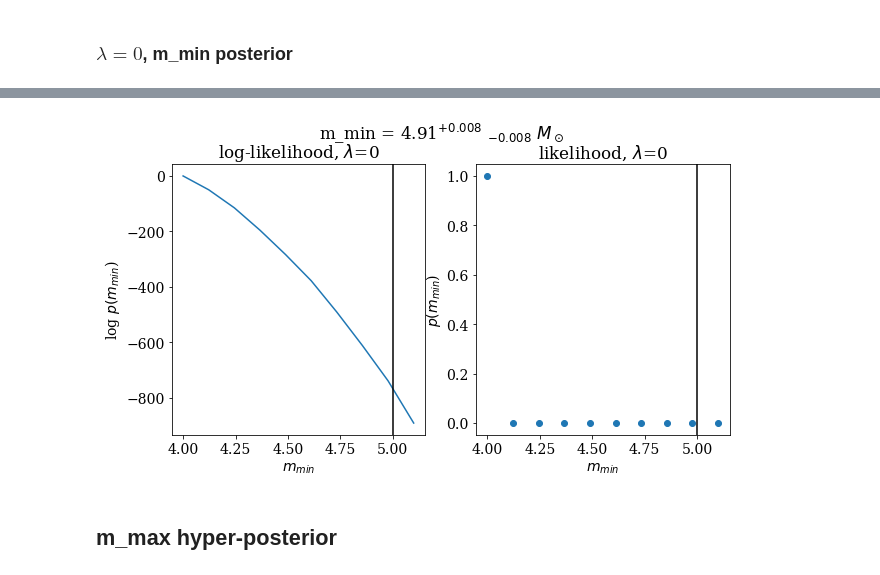
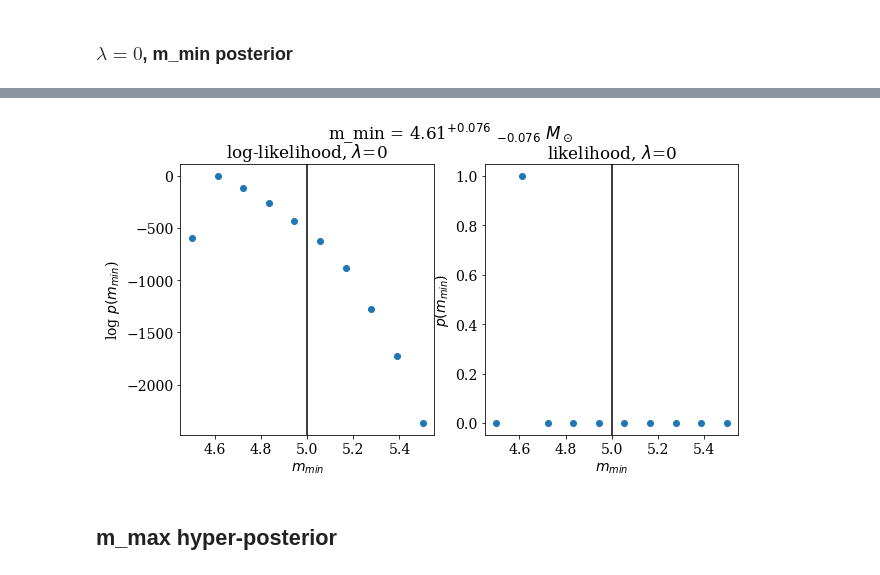
Before and after one commit to veome22/hybrid_waveforms, a Jupyter notebook: powerlaw_population_inference.ipynb, the cells around one changed output, grey strips where cells are left out. Saved outputs shown, nothing was run; the diff lists cells and outputs as text; code cells hidden in the pictures.

```diff
--- a/powerlaw_population_inference.ipynb
+++ b/powerlaw_population_inference.ipynb
@@ -1192,15 +1226,15 @@ def log_likelihood_mmin_2D(m1_mu_events, m2_mu_events, covariances, \
         prior_m1 = power(m1_int_range, alpha, m1_low, m1_max_pow)
         prior_m1 = prior_m1 / integrate.trapezoid(prior_m1, m1_int_range)
 
-        for j in range(n_m1_int):
-            m2_int_range = np.linspace(m1_min_int, m1_int_range[j], n_m2_int)
-            priors_m2 = power(m2_int_range, beta, m1_low, m1_int_range[j])
-            norm_p2 = integrate.trapezoid(priors_m2)
+        for j, m1 in enumerate(m1_int_range):
+            m2_int_range = np.linspace(m1_min_int, m1, n_m2_int)
+            priors_m2 = power(m2_int_range, beta, m1_low, m1)
+            norm_p2 = integrate.trapezoid(priors_m2, m2_int_range)
             if norm_p2 != 0:
                 priors_m2 = priors_m2/norm_p2
 
             for i in range(Nt):
-                posteriors_m2 = bivariate_normal_dist(m1_int_range[j], m2_int_range, m1_mu_events[i], m2_mu_events[i], covariances[i])
+                posteriors_m2 = bivariate_normal_dist(m1, m2_int_range, m1_mu_events[i], m2_mu_events[i], covariances[i])
                 integrand_m2[i,j] = integrate.trapezoid(priors_m2 * posteriors_m2, m2_int_range)
 
         integrands = prior_m1*integrand_m2
@@ -1255,15 +1289,15 @@ def log_likelihood_mmin_2D(m1_mu_events, m2_mu_events, covariances, \
 # %% [markdown]
 ### $\lambda=0$, m_min posterior
 # %%
-m1_low_min = 4.0
-m1_low_max = 5.10
+m1_low_min = 4.5
+m1_low_max = 5.5
 n_m1_low = 10
 
 m1_low_range_lam_0 = np.linspace(m1_low_min, m1_low_max, n_m1_low)
 # fname_mmin_lam_0 = f"{likelihood_dir}/N_{len(m1_mu_sampled)}_mmin_{m1_low_min:.2f}_{m1_low_max:.2f}_n_{n_m1_low:.0f}_log_likelihoods_lam_0"
 # %%
 # set the required data (takes ~ 1 min for 1000 events)
-m1_mu_detections, m2_mu_detections,  m1_variance, m2_variance, m1_m2_covariance = sample_m1_m2_events(df_mc[:200], df_eta[:200], injected=False)
+m1_mu_detections, m2_mu_detections,  m1_variance, m2_variance, m1_m2_covariance = sample_m1_m2_events(df_mc[:400], df_eta[:400], injected=False)
 covariances = np.zeros((len(m1_mu_detections), 2,2))
 
 for i in range(len(m1_mu_detections)):
@@ -1272,7 +1306,7 @@ for i in range(len(m1_mu_detections)):
 log_p_mmin_lam_0, m1_low_range_lam_0 = log_likelihood_mmin_2D(m1_mu_detections, m2_mu_detections, covariances, \
     alpha=alpha_inj, beta=beta_inj,\
     m1_low_min=m1_low_min, m1_low_max=m1_low_max, n_m1_low=n_m1_low,\
-    m1_min_int=m1_low_min, m1_max_int=40., n_m1_int=1000, n_m2_int=1000, \
+    m1_min_int=2.0, m1_max_int=40., n_m1_int=1000, n_m2_int=500, \
     m1_max_pow=mmax_inj, \
     Ns=len(m1_mu_detections), Nt=len(m1_mu_detections))
 
@@ -1289,26 +1324,26 @@ ValueError: x and y arrays must have at least 2 entries
 # %%
 # print("most likely m1_min (IN SOURCE FRAME) =",mu_mmin)
 fig, axes = plt.subplots(nrows=1, ncols=2, figsize=(10, 5))
 
-axes[0].plot(m1_low_range_lam_0, log_mmin_norm_lam_0)
+axes[0].scatter(m1_low_range_lam_0, log_mmin_norm_lam_0)
 axes[0].axvline(x=mmin_inj, color='k')
 axes[0].set_ylabel("log $p(m_{min}$)")
 axes[0].set_xlabel("$m_{min}$")
 axes[0].set_title("log-likelihood, $\lambda$=0")
 
 axes[1].scatter(m1_low_range_lam_0, np.exp(log_mmin_norm_lam_0))
 axes[1].axvline(x=mmin_inj, color='k')
 axes[1].set_ylabel("$p(m_{min}$)")
 axes[1].set_xlabel("$m_{min}$")
 axes[1].set_title("likelihood, $\lambda$=0")
 
 plt.suptitle(f"m_min = {med_mmin:.2f}$^{{+{sig_pos_mmin-med_mmin:.3f}}}$ $_{{{sig_neg_mmin - med_mmin:.3f}}} \,\, M_\odot$", y=1.0)
 plt.tight_layout
 
 # plt.savefig(plotdir+f'N_{len(m1_mu_sampled)}_mmin_hyper_posterior_lam_0.pdf')
 plt.show()
 # %% [output]
-[figure, old version]
+[figure, new version]
 # %% [markdown]
 ## m_max hyper-posterior
 # %%
```
Also changed, not shown: parts of 15 cells of this notebook.
